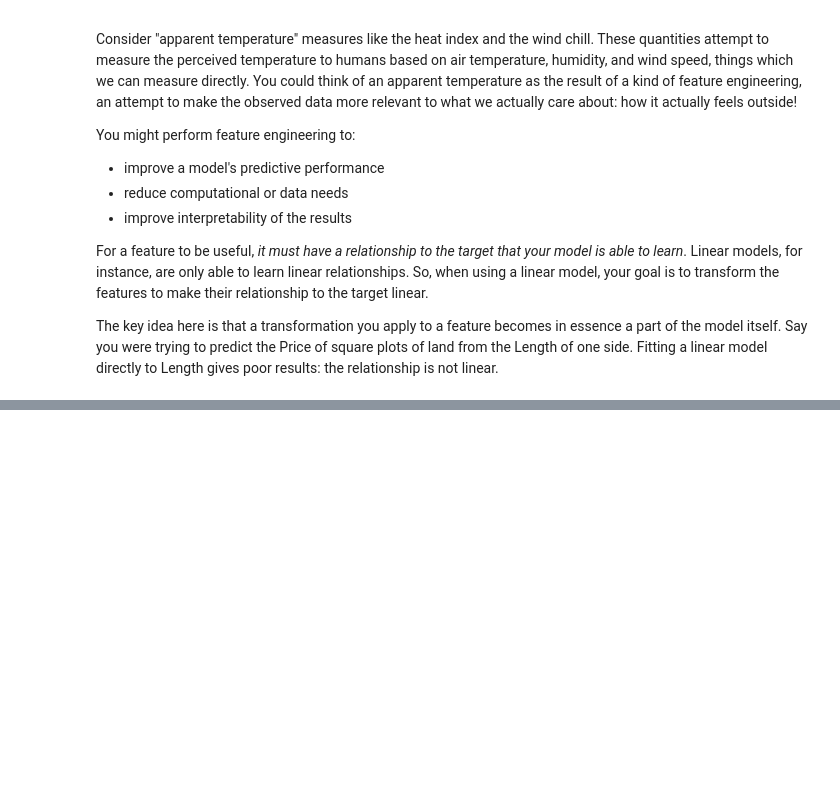
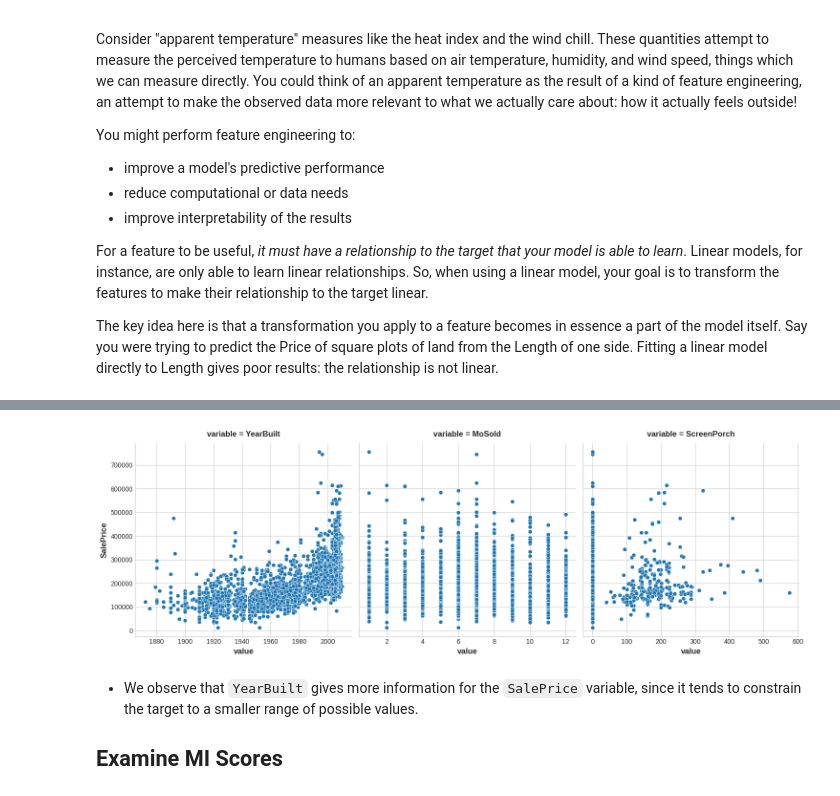
Before and after one commit to nachoacev/practice-data-science, a Jupyter notebook: FeatureEngineering.ipynb, the cells around one changed output, grey strips where cells are left out. Saved outputs shown, nothing was run; the diff lists cells and outputs as text; code cells hidden in the pictures; blank space fills up the shorter version.

Commit message:
Added Feature Engineering. First lesson about Mutual Information.

```diff
--- a/FeatureEngineering.ipynb
+++ b/FeatureEngineering.ipynb
@@ -30,0 +56,26 @@ The key idea here is that a transformation you apply to a feature becomes in ess
+# %%
+import matplotlib.pyplot as plt
+import numpy as np
+import pandas as pd
+import seaborn as sns
+from sklearn.feature_selection import mutual_info_regression
+
+import kagglehub
+
+# Set Matplotlib defaults
+plt.style.use("seaborn-v0_8-whitegrid")
+plt.rc("figure", autolayout=True)
+plt.rc(
+    "axes",
+    labelweight="bold",
+    labelsize="large",
+    titleweight="bold",
+    titlesize=14,
+    titlepad=10,
+)
+
+fe_course_data_path = kagglehub.dataset_download('ryanholbrook/fe-course-data')
+
+# Load data
+df = pd.read_csv(f'{fe_course_data_path}/ames.csv')
+df.head()
@@ -30,0 +113,11 @@ The key idea here is that a transformation you apply to a feature becomes in ess
+# %%
+features = ["YearBuilt", "MoSold", "ScreenPorch"]
+sns.relplot(
+    x="value", y="SalePrice", col="variable", data=df.melt(id_vars="SalePrice", value_vars=features), facet_kws=dict(sharex=False),
+);
+# %% [output]
+[figure, added]
+# %% [markdown]
+- We observe that ``YearBuilt`` gives more information for the ``SalePrice`` variable, since it tends to constrain the target to a smaller range of possible values.
+
+## Examine MI Scores
```
Also changed, not shown: parts of 12 cells of this notebook.
